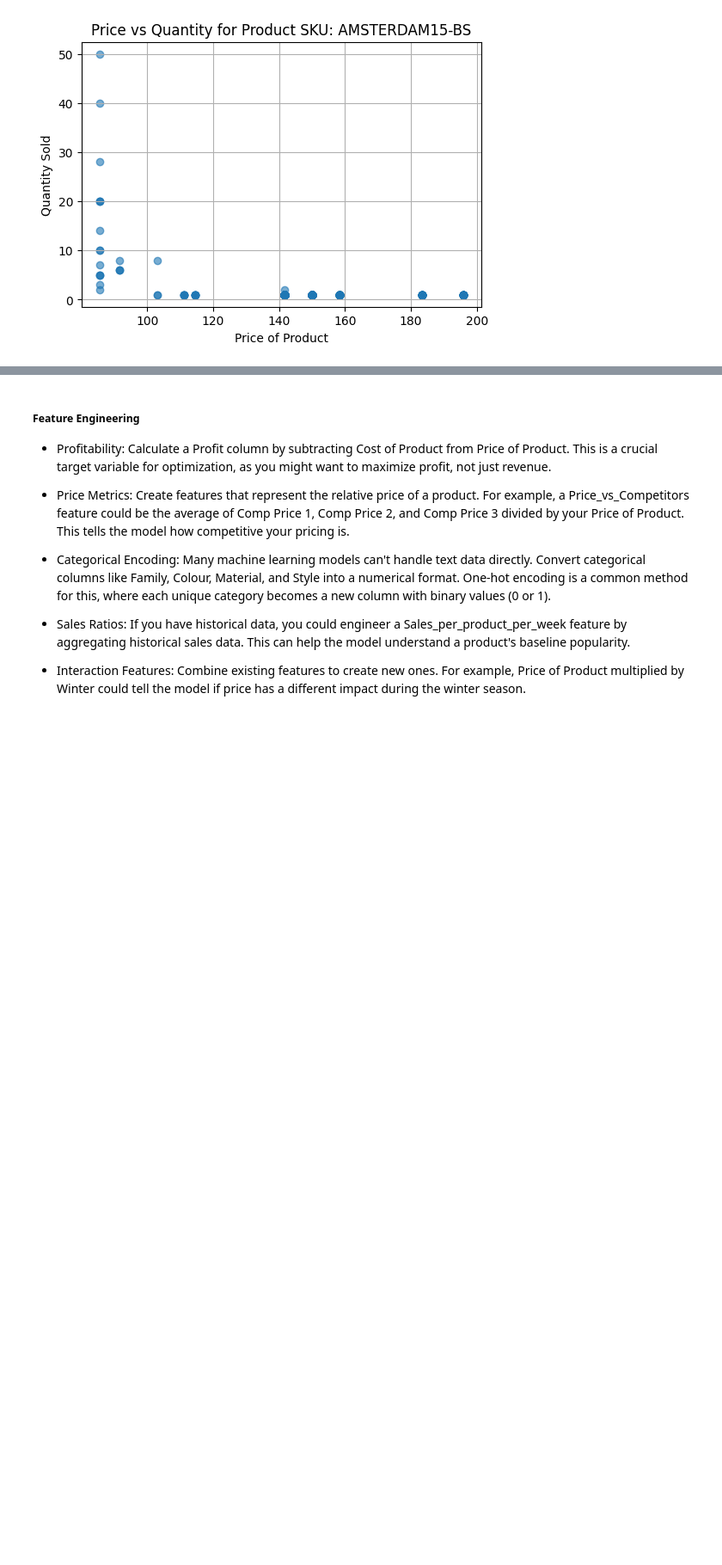
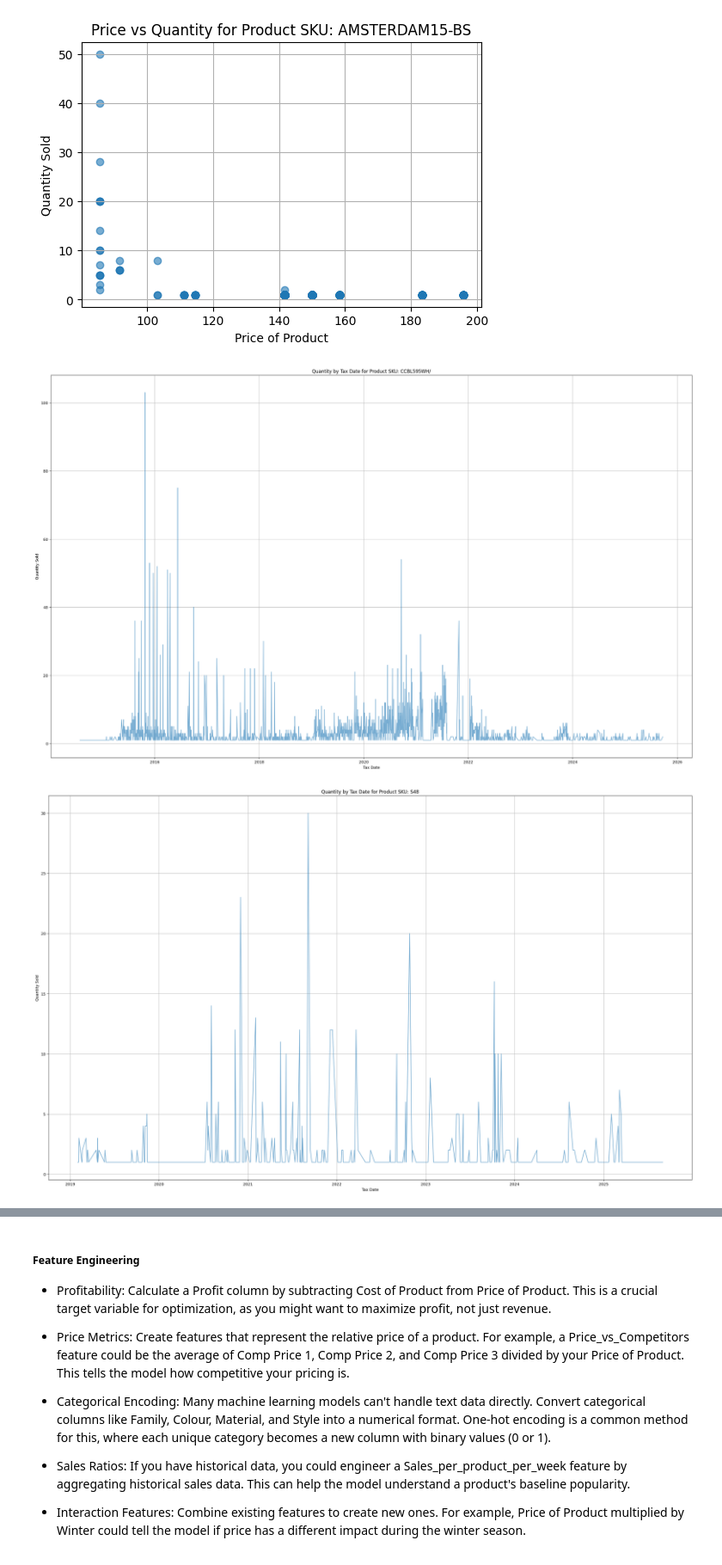
Before and after one commit to DevinFerko/PriceOptimization, a Jupyter notebook: Price_Optimization.ipynb, the cells around one changed output, grey strips where cells are left out. Shown at 86% size. Cells and saved outputs as stored; diff of their text form; code cells hidden in the pictures; blank space fills up the shorter version.

Commit message:
Quantity by Tax Date Plots

```diff
--- a/Price_Optimization.ipynb
+++ b/Price_Optimization.ipynb
@@ -518,3 +518,23 @@ Number of unique products: 3
 [figure]
 [figure]
 [figure]
+# %%
+# Seasonality and Trends
+
+#products = orders['SKU'].unique()
+#print(f"Number of unique products: {len(products)}")
+
+for product in products:
+    subset = orders[orders['SKU'] == product]
+    daily_qty = subset.groupby('Tax Date')['Quantity'].sum()
+
+    plt.figure(figsize=(30, 18))
+    plt.plot(daily_qty.index, daily_qty.values, alpha=0.6)
+    plt.title(f'Quantity by Tax Date for Product SKU: {product}')
+    plt.xlabel('Tax Date')
+    plt.ylabel('Quantity Sold')
+    plt.grid(True)
+    plt.show()
+# %% [output]
+[figure, added]
+[figure, added]
```
Also changed, not shown: parts of 1 cell of this notebook.
